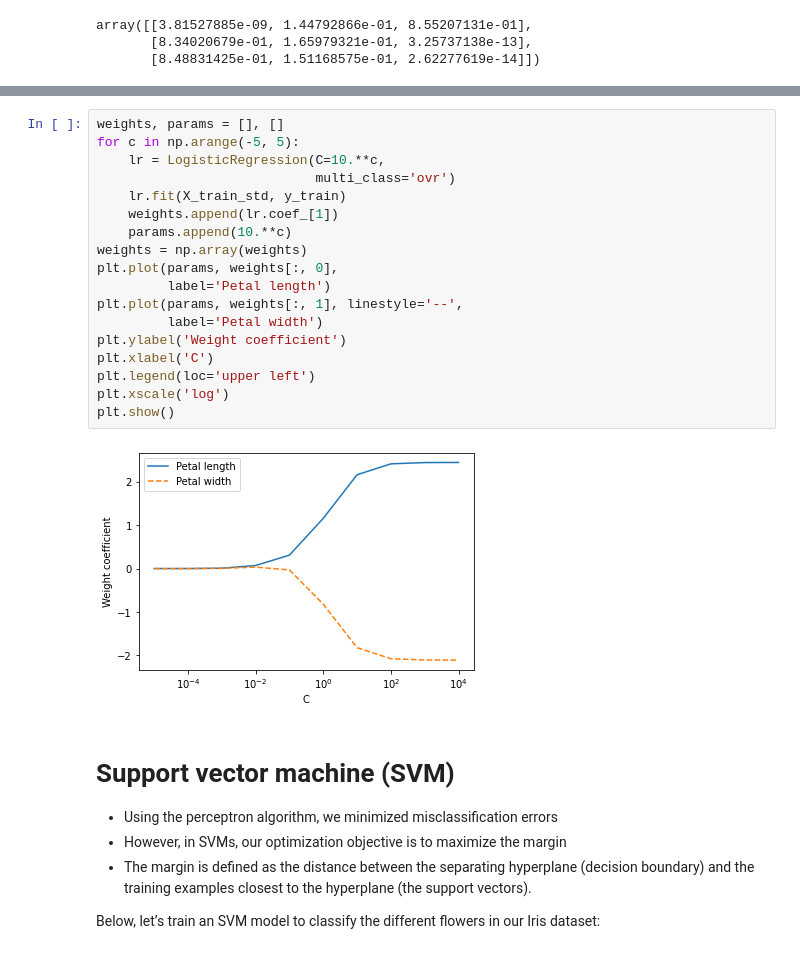
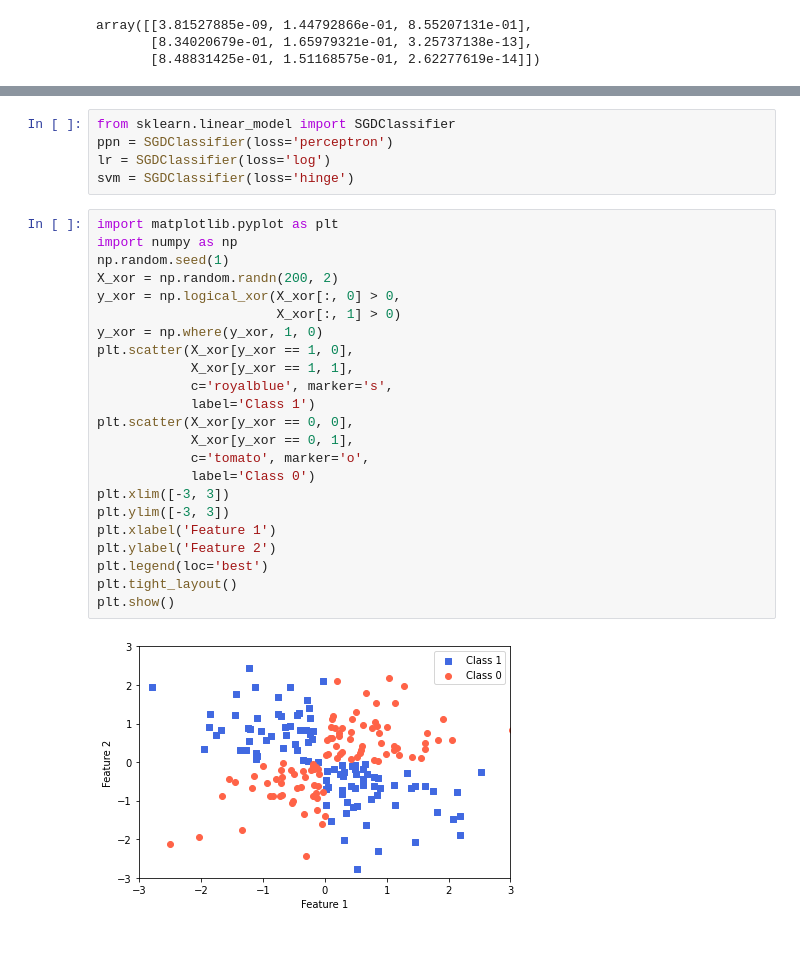
Before and after one commit to mattcvincent/MachineLearningBook, a Jupyter notebook: chapters/Machine_Learning_Book_Ch_3.ipynb, the cells around one changed output, grey strips where cells are left out. Cells and saved outputs as stored; diff of their text form.

```diff
--- a/chapters/Machine_Learning_Book_Ch_3.ipynb
+++ b/chapters/Machine_Learning_Book_Ch_3.ipynb
@@ -269,29 +254,30 @@ One way of finding a good bias-variance tradeoff is to tune the complexity of th
-# %%
-weights, params = [], []
-for c in np.arange(-5, 5):
-    lr = LogisticRegression(C=10.**c,
-                            multi_class='ovr')
-    lr.fit(X_train_std, y_train)
-    weights.append(lr.coef_[1])
-    params.append(10.**c)
-weights = np.array(weights)
-plt.plot(params, weights[:, 0],
-         label='Petal length')
-plt.plot(params, weights[:, 1], linestyle='--',
-         label='Petal width')
-plt.ylabel('Weight coefficient')
-plt.xlabel('C')
-plt.legend(loc='upper left')
-plt.xscale('log')
-plt.show()
-# %% [output]
-[figure, removed]
-# %% [markdown]
-# Support vector machine (SVM)
-
-
-*   Using the perceptron algorithm, we minimized misclassification errors
-*   However, in SVMs, our optimization objective is to maximize the margin
-* The margin is defined as the distance between the separating hyperplane (decision boundary) and the training examples closest to the hyperplane (the support vectors).
-
-Below, let’s train an SVM model to classify the different flowers in our Iris dataset:
+# %%
+from sklearn.linear_model import SGDClassifier
+ppn = SGDClassifier(loss='perceptron')
+lr = SGDClassifier(loss='log')
+svm = SGDClassifier(loss='hinge')
+# %%
+import matplotlib.pyplot as plt
+import numpy as np
+np.random.seed(1)
+X_xor = np.random.randn(200, 2)
+y_xor = np.logical_xor(X_xor[:, 0] > 0,
+                       X_xor[:, 1] > 0)
+y_xor = np.where(y_xor, 1, 0)
+plt.scatter(X_xor[y_xor == 1, 0],
+            X_xor[y_xor == 1, 1],
+            c='royalblue', marker='s',
+            label='Class 1')
+plt.scatter(X_xor[y_xor == 0, 0],
+            X_xor[y_xor == 0, 1],
+            c='tomato', marker='o',
+            label='Class 0')
+plt.xlim([-3, 3])
+plt.ylim([-3, 3])
+plt.xlabel('Feature 1')
+plt.ylabel('Feature 2')
+plt.legend(loc='best')
+plt.tight_layout()
+plt.show()
+# %% [output]
+[figure, added]
```
Also changed, not shown: parts of 6 cells of this notebook.
